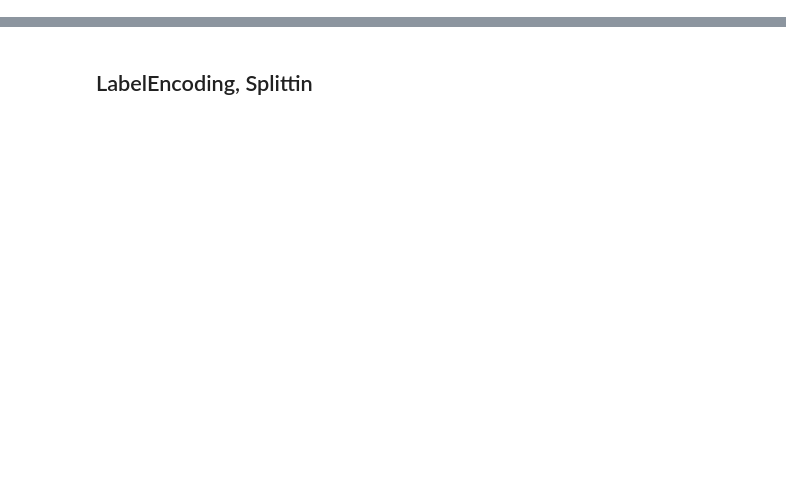
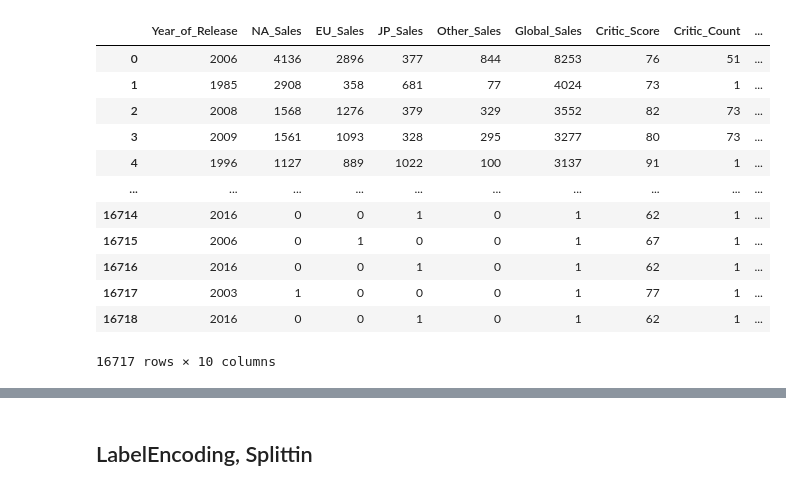
Before and after one commit to davidjoo2000/Video_Games_Sales_Classification, a Jupyter notebook: videogamessales_classificaton.ipynb, the cells around one changed output, grey strips where cells are left out. Cells and saved outputs as stored; diff of their text form; code cells hidden in the pictures; blank space fills up the shorter version.

```diff
--- a/videogamessales_classificaton.ipynb
+++ b/videogamessales_classificaton.ipynb
@@ -77,0 +72,21 @@ Name: Global_Sales, Length: 6825, dtype: float64
+# %%
+from sklearn.impute import KNNImputer
+columns_with_missing = ['User_Score', 'Critic_Score','Year_of_Release']
+imputer = KNNImputer(n_neighbors=5)
+data[columns_with_missing] = imputer.fit_transform(data[columns_with_missing])
+# %%
+#lehet hogy nagyon rossz ötlet
+#helyette
+#data.dropna(subset=['Genre'], inplace=True)
+for index, row in data.iterrows():
+    year = row['Year_of_Release']
+    genre = row['Genre']
+    if pd.isnull(row['Rating']):
+        if year >= 2010 and genre in ['Action', 'Adventure']:
+            data.at[index, 'Rating'] = 'T'
+        elif year < 2010 and genre in ['Action', 'Adventure']:
+            data.at[index, 'Rating'] = 'M'
+        elif genre in ['Sports', 'Racing']:
+            data.at[index, 'Rating'] = 'E'
+        else:
+            data.at[index, 'Rating'] = 'E10+'
@@ -77,0 +128,16 @@ Name: Global_Sales, Length: 6825, dtype: float64
+# %%
+data[numerical_columns]
+# %% [output]
+|  | Year_of_Release | NA_Sales | EU_Sales | JP_Sales | Other_Sales | Global_Sales | Critic_Score | Critic_Count | ... |
+| 0 | 2006 | 4136 | 2896 | 377 | 844 | 8253 | 76 | 51 | ... |
+| 1 | 1985 | 2908 | 358 | 681 | 77 | 4024 | 73 | 1 | ... |
+| 2 | 2008 | 1568 | 1276 | 379 | 329 | 3552 | 82 | 73 | ... |
+| 3 | 2009 | 1561 | 1093 | 328 | 295 | 3277 | 80 | 73 | ... |
+| 4 | 1996 | 1127 | 889 | 1022 | 100 | 3137 | 91 | 1 | ... |
+| ... | ... | ... | ... | ... | ... | ... | ... | ... | ... |
+| 16714 | 2016 | 0 | 0 | 1 | 0 | 1 | 62 | 1 | ... |
+| 16715 | 2006 | 0 | 1 | 0 | 0 | 1 | 67 | 1 | ... |
+| 16716 | 2016 | 0 | 0 | 1 | 0 | 1 | 62 | 1 | ... |
+| 16717 | 2003 | 1 | 0 | 0 | 0 | 1 | 77 | 1 | ... |
+| 16718 | 2016 | 0 | 0 | 1 | 0 | 1 | 62 | 1 | ... |
+16717 rows × 10 columns
```
Also changed, not shown: parts of 24 cells of this notebook.
